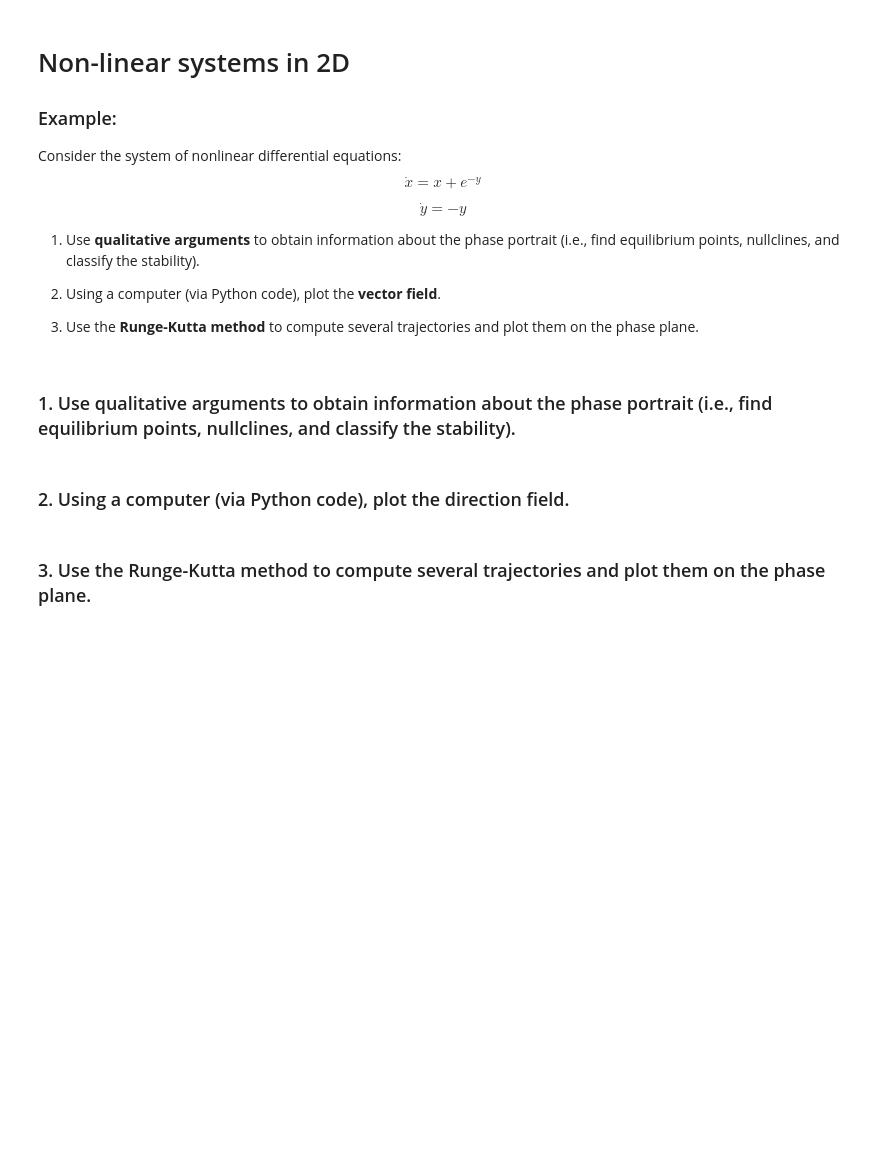
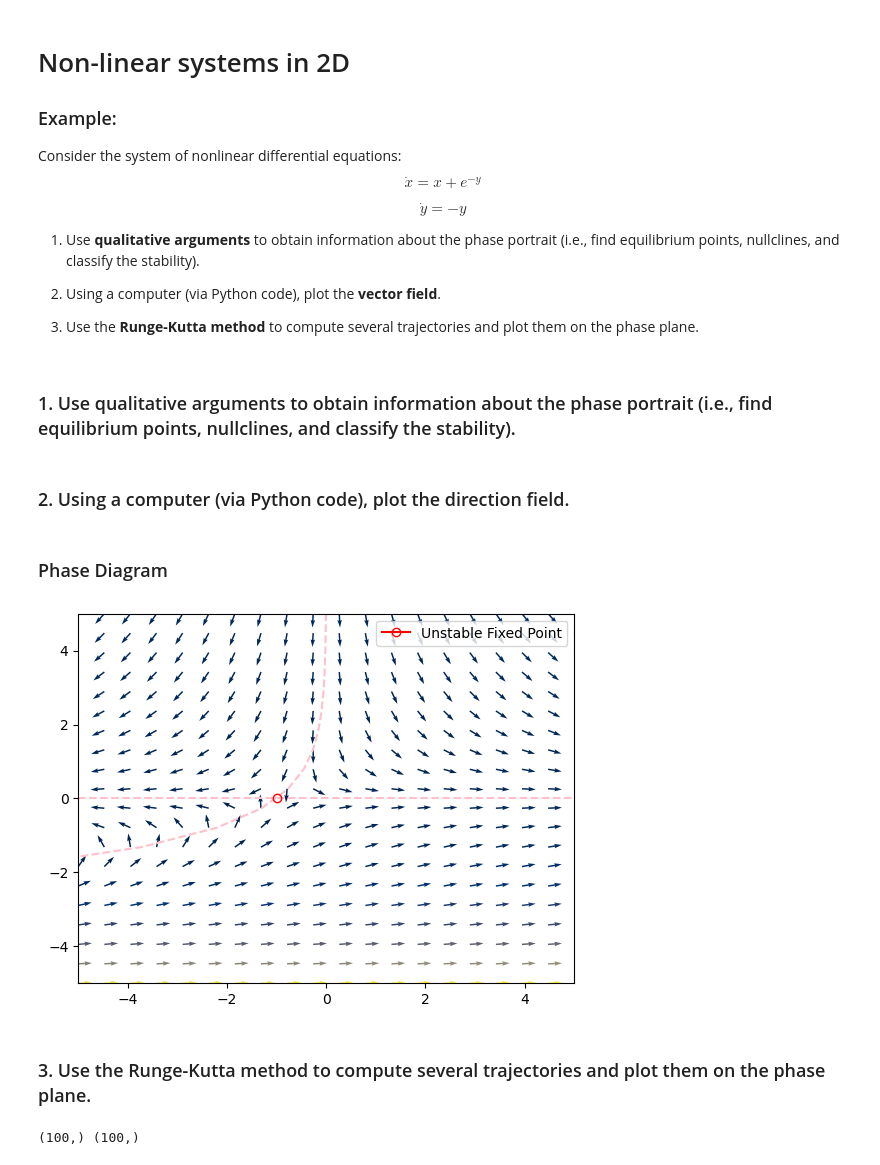
Before and after one commit to wbandabarragan/computational-physics-2, a Jupyter notebook: unit-6/601-nonlinear-systems-2D.ipynb, the cells around one changed output. Drawn from its saved outputs; the diff is of its cells as text; code cells hidden in the pictures; blank space fills up the shorter version.

```diff
--- a/unit-6/601-nonlinear-systems-2D.ipynb
+++ b/unit-6/601-nonlinear-systems-2D.ipynb
@@ -21,3 +21,5 @@ $$
 ### 1. Use qualitative arguments to obtain information about the phase portrait (i.e., find equilibrium points, nullclines, and classify the stability).
 # %% [markdown]
 ### 2. Using a computer (via Python code), plot the direction field.
+# %% [markdown]
+### Phase Diagram
@@ -24,2 +81,20 @@ $$
+# %%
+# Phase diagram
+plt.figure()
+
+plt.axhline(y_null, color = "pink", linestyle = "--")
+
+plt.plot(x_null, y_1d, color = "pink", linestyle = "--")
+
+plt.plot(x0, y0, marker = "o", color = "red", fillstyle = "none", label = "Unstable Fixed Point")
+plt.quiver(x_2d, y_2d, vx_2d, vy_2d, v_mag, cmap = "cividis")
+
+plt.xlim(xl, xr)
+plt.ylim(yl, yr)
+
+plt.legend()
+plt.show()
+# %% [output]
+[figure, added]
 # %% [markdown]
 ### 3. Use the Runge-Kutta method to compute several trajectories and plot them on the phase plane.
@@ -25,0 +123,10 @@ $$
+# %%
+# Initial conditions
+ics = [[-3., 2.], [0.,-3.]]
+
+# Integrate for ics
+sol_x, sol_y = compute_traj(ics[0])
+
+print(sol_x.shape, sol_y.shape)
+# %% [output]
+(100,) (100,)
```
Also changed, not shown: parts of 6 cells of this notebook, 1 other file.
